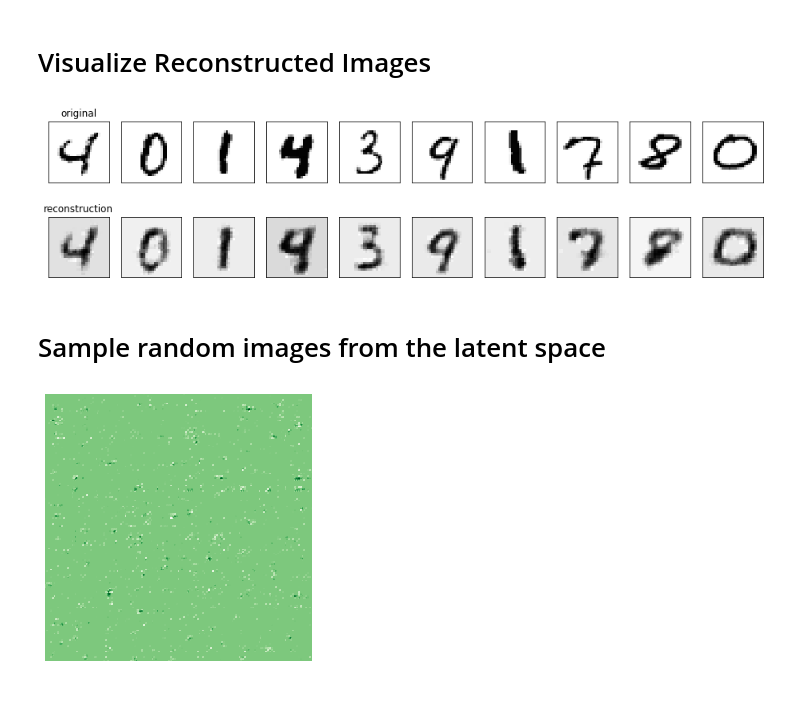
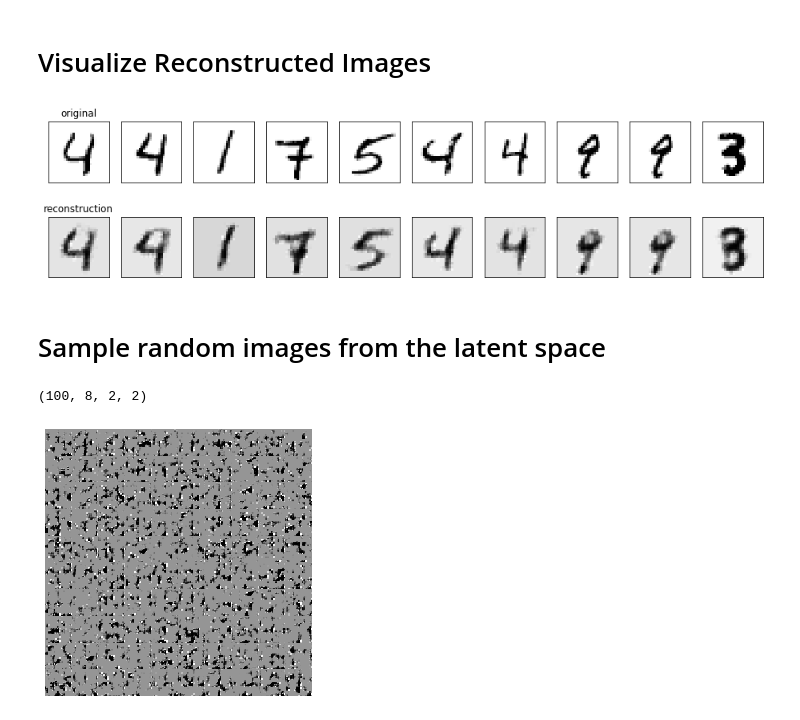
Before and after one commit to AjinkyaIndulkar/CGCV1920-Group8, a Jupyter notebook: Lab 12/mnist_vanilla_autoencoder.ipynb, the cells around one changed output. Cells and saved outputs as stored; diff of their text form; code cells hidden in the pictures.

```diff
--- a/Lab 12/mnist_vanilla_autoencoder.ipynb
+++ b/Lab 12/mnist_vanilla_autoencoder.ipynb
@@ -80,11 +80,11 @@ net = Autoencoder()
 # initalise network weights
 net.collect_params().initialize(mx.init.Xavier(), ctx=model_ctx)
 # set optimization algorithm and learning rate
-trainer = gluon.Trainer(net.collect_params(), 'adam', {'learning_rate': 0.0001})
+trainer = gluon.Trainer(net.collect_params(), 'adam', {'learning_rate': 0.001})
 # %% [markdown]
 # Train
 # %%
-n_epoch = 50
+n_epoch = 30
 mse_loss = gluon.loss.L2Loss()
 start = time.time()
 training_loss = []
@@ -237,11 +237,11 @@ conv_net = Convolutional_Autoencoder()
 # initalise network weights
 conv_net.collect_params().initialize(mx.init.Xavier(), ctx=model_ctx)
 # set optimization algorithm and learning rate
-trainer = gluon.Trainer(conv_net.collect_params(), 'adam', {'learning_rate': 0.0001})
+trainer = gluon.Trainer(conv_net.collect_params(), 'adam', {'learning_rate': 0.001})
 # %% [markdown]
 # Train
 # %%
-n_epoch = 50
+n_epoch = 100
 mse_loss = gluon.loss.L2Loss()
 start = time.time()
 training_loss = []
@@ -346,23 +346,26 @@ for i,j in enumerate(idx):
     axarr[1,i].get_yaxis().set_ticks([])
 plt.show()
 # %% [output]
-[figure, old version]
+[figure, new version]
 # %% [markdown]
 # Sample random images from the latent space
 # %%
 n_samples = 10
-zsamples = nd.array(np.random.randn(n_samples*n_samples,8, 2,2))
+zsamples = nd.array(np.random.randn(n_samples*n_samples,8,2,2))
+print(zsamples.shape)
+# %% [output]
+(100, 8, 2, 2)
 # %%
 images = conv_net2.decoder(zsamples.as_in_context(model_ctx)).asnumpy()
 # %%
 canvas = np.empty((28*n_samples, 28*n_samples))
 for i, img in enumerate(images):
     x = i // n_samples
     y = i % n_samples
     canvas[(n_samples-y-1)*28:(n_samples-y)*28, x*28:(x+1)*28] = img.reshape(28, 28)
 plt.figure(figsize=(4, 4))
-plt.imshow(canvas, origin="upper", cmap="Greens")
+plt.imshow(canvas, origin="upper", cmap="Greys")
 plt.axis('off')
 plt.tight_layout()
 # %% [output]
-[figure, old version]
+[figure, new version]
```
Also changed, not shown: parts of 7 cells of this notebook, 2 other files.
